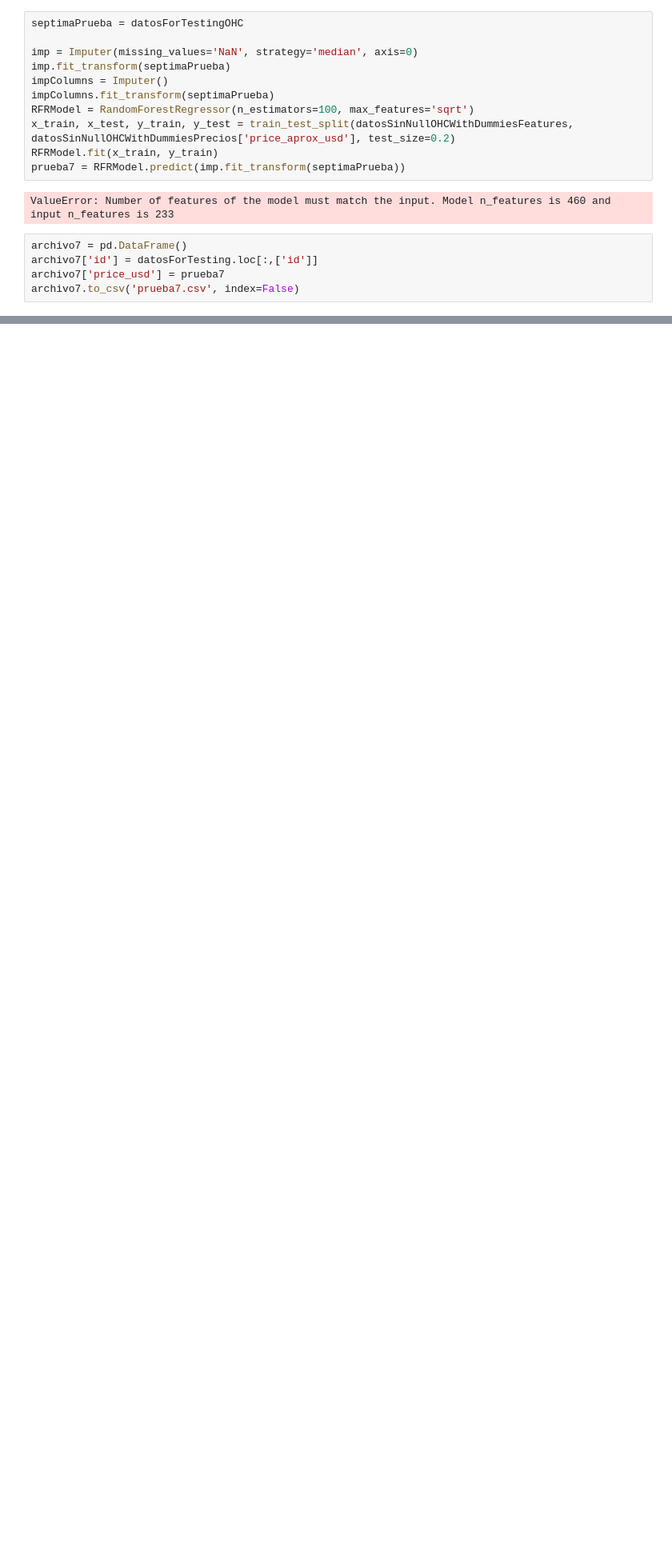
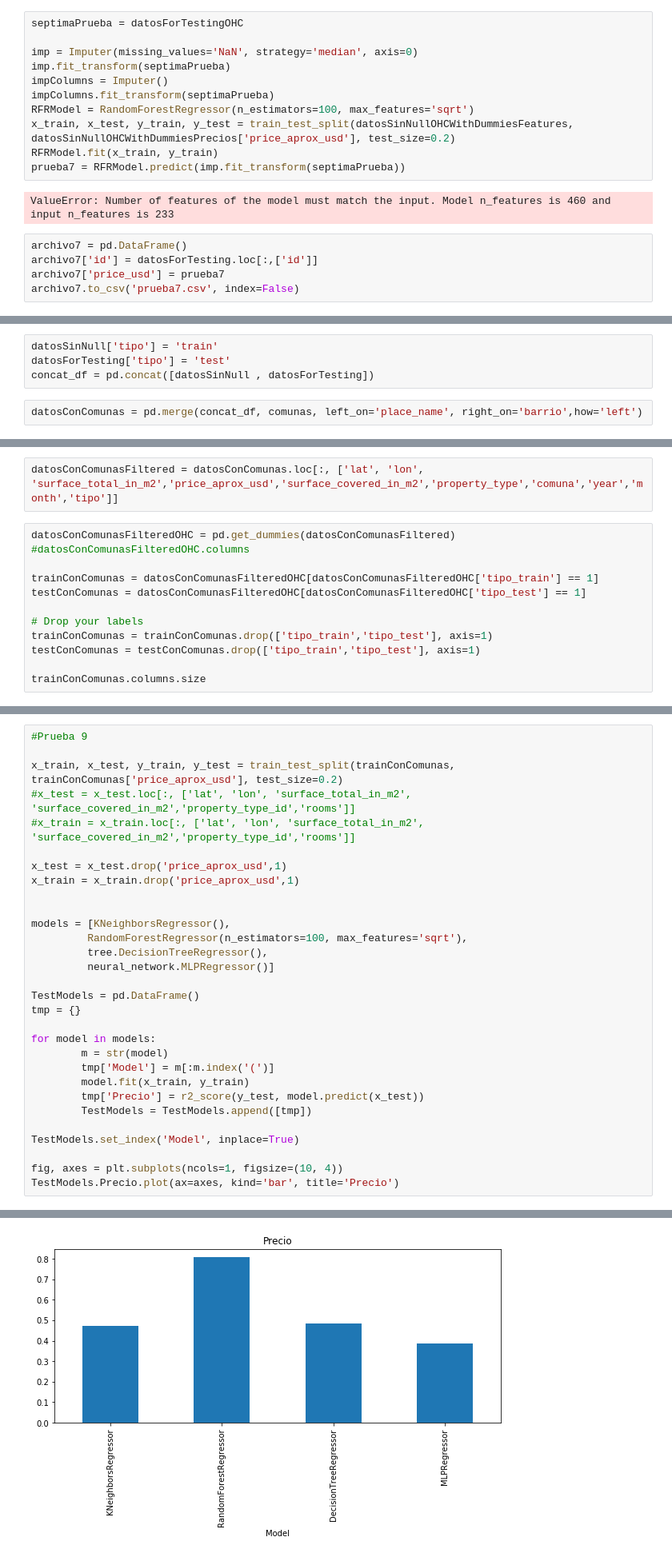
Before and after one commit to NicoGallegos/tpdatos, a Jupyter notebook: TP 2 -Nico.ipynb, the cells around one changed output, grey strips where cells are left out. Shown: that part at 80% size. Saved outputs shown, nothing was run; the diff lists cells and outputs as text; blank space fills up the shorter version.

Commit message:
OHC con Comunas

```diff
--- a/TP 2 -Nico.ipynb
+++ b/TP 2 -Nico.ipynb
@@ -1006,0 +1186,6 @@ archivo7.to_csv('prueba7.csv', index=False)
+# %%
+datosSinNull['tipo'] = 'train'
+datosForTesting['tipo'] = 'test'
+concat_df = pd.concat([datosSinNull , datosForTesting])
+# %%
+datosConComunas = pd.merge(concat_df, comunas, left_on='place_name', right_on='barrio',how='left')
@@ -1006,0 +1205,14 @@ archivo7.to_csv('prueba7.csv', index=False)
+# %%
+datosConComunasFiltered = datosConComunas.loc[:, ['lat', 'lon', 'surface_total_in_m2','price_aprox_usd','surface_covered_in_m2','property_type','comuna','year','month','tipo']]
+# %%
+datosConComunasFilteredOHC = pd.get_dummies(datosConComunasFiltered)
+#datosConComunasFilteredOHC.columns
+
+trainConComunas = datosConComunasFilteredOHC[datosConComunasFilteredOHC['tipo_train'] == 1]
+testConComunas = datosConComunasFilteredOHC[datosConComunasFilteredOHC['tipo_test'] == 1]
+
+# Drop your labels
+trainConComunas = trainConComunas.drop(['tipo_train','tipo_test'], axis=1)
+testConComunas = testConComunas.drop(['tipo_train','tipo_test'], axis=1)
+
+trainConComunas.columns.size
@@ -1006,0 +1227,31 @@ archivo7.to_csv('prueba7.csv', index=False)
+# %%
+#Prueba 9
+
+x_train, x_test, y_train, y_test = train_test_split(trainConComunas, trainConComunas['price_aprox_usd'], test_size=0.2)
+#x_test = x_test.loc[:, ['lat', 'lon', 'surface_total_in_m2', 'surface_covered_in_m2','property_type_id','rooms']]
+#x_train = x_train.loc[:, ['lat', 'lon', 'surface_total_in_m2', 'surface_covered_in_m2','property_type_id','rooms']]
+
+x_test = x_test.drop('price_aprox_usd',1)
+x_train = x_train.drop('price_aprox_usd',1)
+
+
+models = [KNeighborsRegressor(),
+         RandomForestRegressor(n_estimators=100, max_features='sqrt'),
+         tree.DecisionTreeRegressor(),
+         neural_network.MLPRegressor()]
+
+TestModels = pd.DataFrame()
+tmp = {}
+
+for model in models:
+        m = str(model)
+        tmp['Model'] = m[:m.index('(')]
+        model.fit(x_train, y_train)
+        tmp['Precio'] = r2_score(y_test, model.predict(x_test))
+        TestModels = TestModels.append([tmp])
+
+TestModels.set_index('Model', inplace=True)
+
+fig, axes = plt.subplots(ncols=1, figsize=(10, 4))
+TestModels.Precio.plot(ax=axes, kind='bar', title='Precio')
+# %% [output]
@@ -1006,0 +1259 @@ archivo7.to_csv('prueba7.csv', index=False)
+[figure, added]
```
Also changed, not shown: parts of 43 cells of this notebook.
